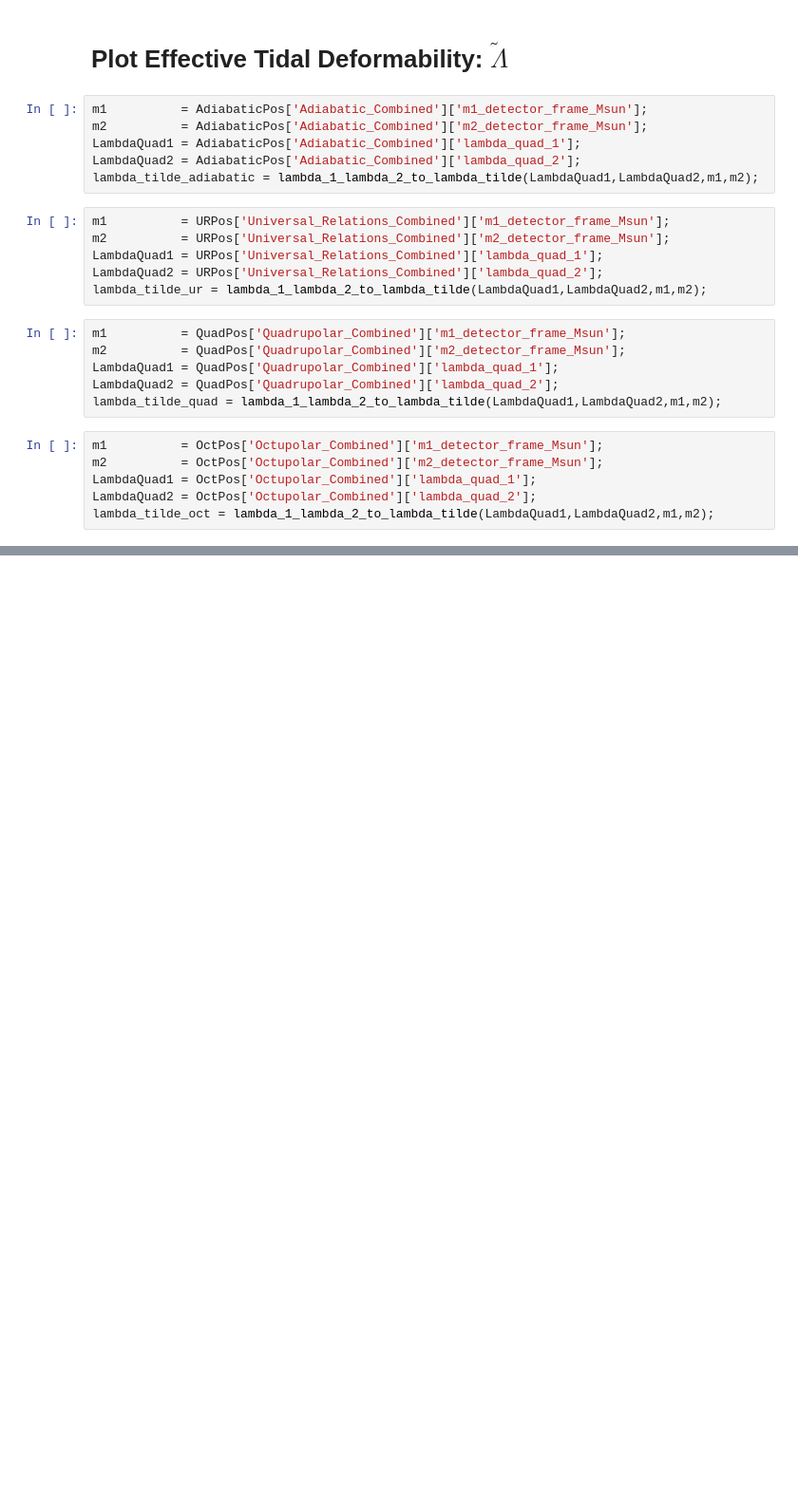
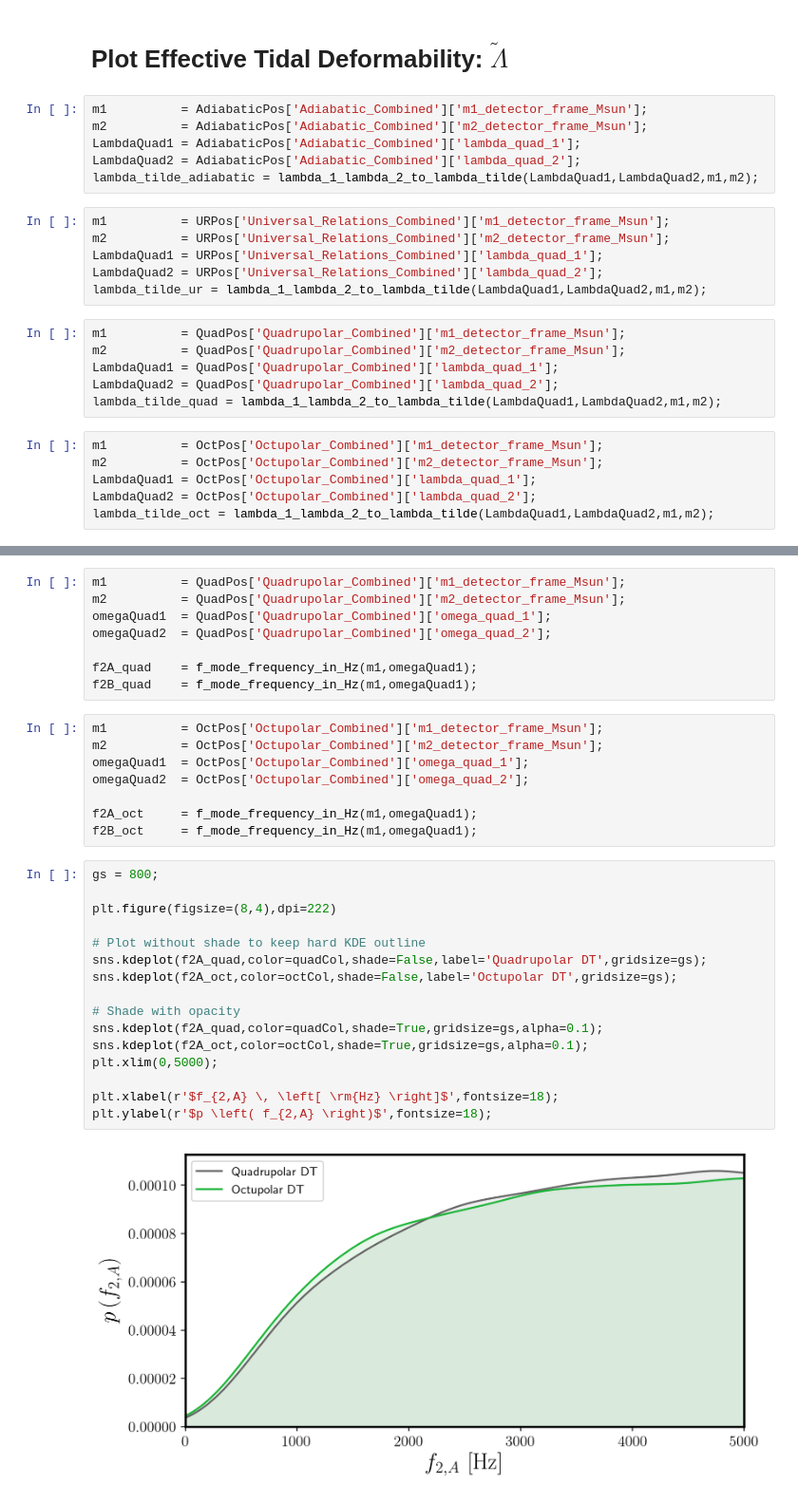
Before and after one commit to GeraintPratten/GWAsteroseismologyFModesDataRelease, a Jupyter notebook: PosteriorDataRelease.ipynb, the cells around one changed output, grey strips where cells are left out. Shown at 95% size. Saved outputs shown, nothing was run; the diff lists cells and outputs as text; blank space fills up the shorter version.

```diff
--- a/PosteriorDataRelease.ipynb
+++ b/PosteriorDataRelease.ipynb
@@ -347,0 +382,34 @@ plt.ylabel(r'$p \left( \tilde{\Lambda} \right)$',fontsize=18);
+# %%
+m1          = QuadPos['Quadrupolar_Combined']['m1_detector_frame_Msun'];
+m2          = QuadPos['Quadrupolar_Combined']['m2_detector_frame_Msun'];
+omegaQuad1  = QuadPos['Quadrupolar_Combined']['omega_quad_1'];
+omegaQuad2  = QuadPos['Quadrupolar_Combined']['omega_quad_2'];
+
+f2A_quad    = f_mode_frequency_in_Hz(m1,omegaQuad1);
+f2B_quad    = f_mode_frequency_in_Hz(m1,omegaQuad1);
+# %%
+m1          = OctPos['Octupolar_Combined']['m1_detector_frame_Msun'];
+m2          = OctPos['Octupolar_Combined']['m2_detector_frame_Msun'];
+omegaQuad1  = OctPos['Octupolar_Combined']['omega_quad_1'];
+omegaQuad2  = OctPos['Octupolar_Combined']['omega_quad_2'];
+
+f2A_oct     = f_mode_frequency_in_Hz(m1,omegaQuad1);
+f2B_oct     = f_mode_frequency_in_Hz(m1,omegaQuad1);
+# %%
+gs = 800;
+
+plt.figure(figsize=(8,4),dpi=222)
+
+# Plot without shade to keep hard KDE outline
+sns.kdeplot(f2A_quad,color=quadCol,shade=False,label='Quadrupolar DT',gridsize=gs);
+sns.kdeplot(f2A_oct,color=octCol,shade=False,label='Octupolar DT',gridsize=gs);
+
+# Shade with opacity
+sns.kdeplot(f2A_quad,color=quadCol,shade=True,gridsize=gs,alpha=0.1);
+sns.kdeplot(f2A_oct,color=octCol,shade=True,gridsize=gs,alpha=0.1);
+plt.xlim(0,5000);
+
+plt.xlabel(r'$f_{2,A} \, \left[ \rm{Hz} \right]$',fontsize=18);
+plt.ylabel(r'$p \left( f_{2,A} \right)$',fontsize=18);
+# %% [output]
+[figure, added]
```
Also changed, not shown: parts of 6 cells of this notebook, 4 other files.
